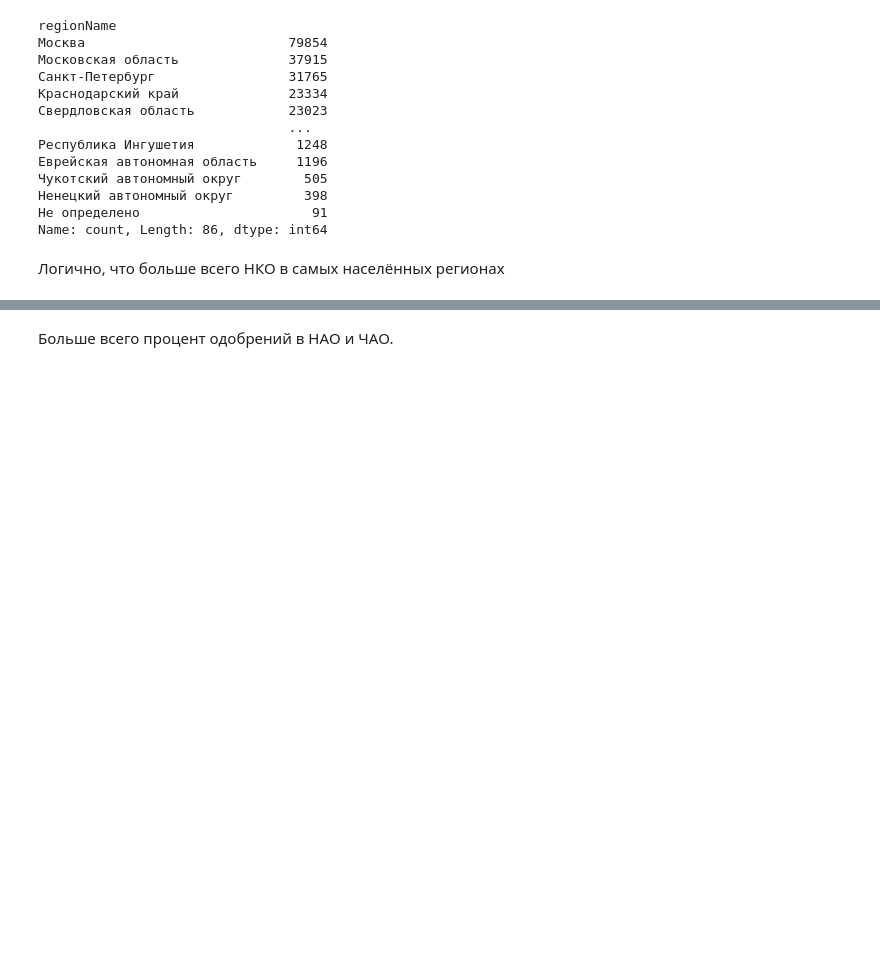
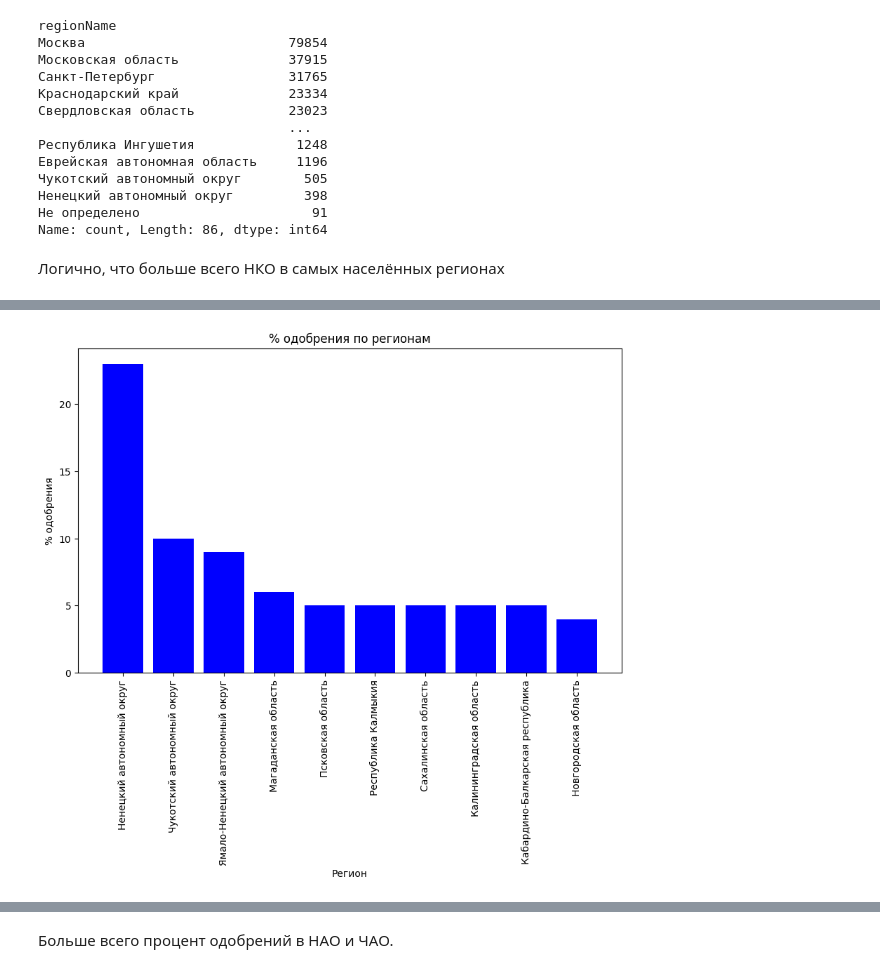
Before and after one commit to PlatArs/GOV_project, a Jupyter notebook: Project.ipynb, the cells around one changed output, grey strips where cells are left out. Cells and saved outputs as stored; diff of their text form; code cells hidden in the pictures; blank space fills up the shorter version.

Commit message:
Regions analytic

```diff
--- a/Project.ipynb
+++ b/Project.ipynb
@@ -368,0 +359,11 @@ region_group.sort_values('%_approve', ascending=False).head(10)
+# %%
+regions_best  = region_group.sort_values('%_approve', ascending=False).head(10)
+plt.figure(figsize=(10, 6))
+plt.bar(regions_best.index, regions_best['%_approve'], color='blue')
+plt.xlabel('Регион')
+plt.ylabel('% одобрения')
+plt.title('% одобрения по регионам')
+plt.xticks(rotation=90)
+plt.show()
+# %% [output]
+[figure, added]
```
Also changed, not shown: parts of 6 cells of this notebook.
